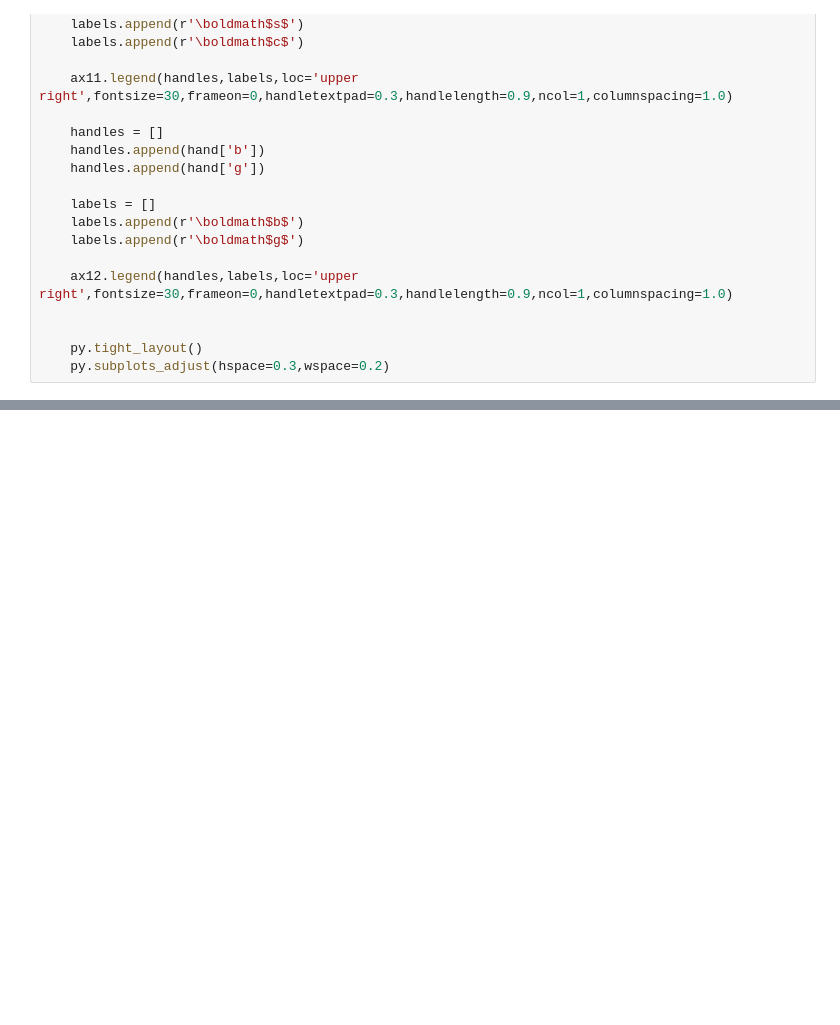
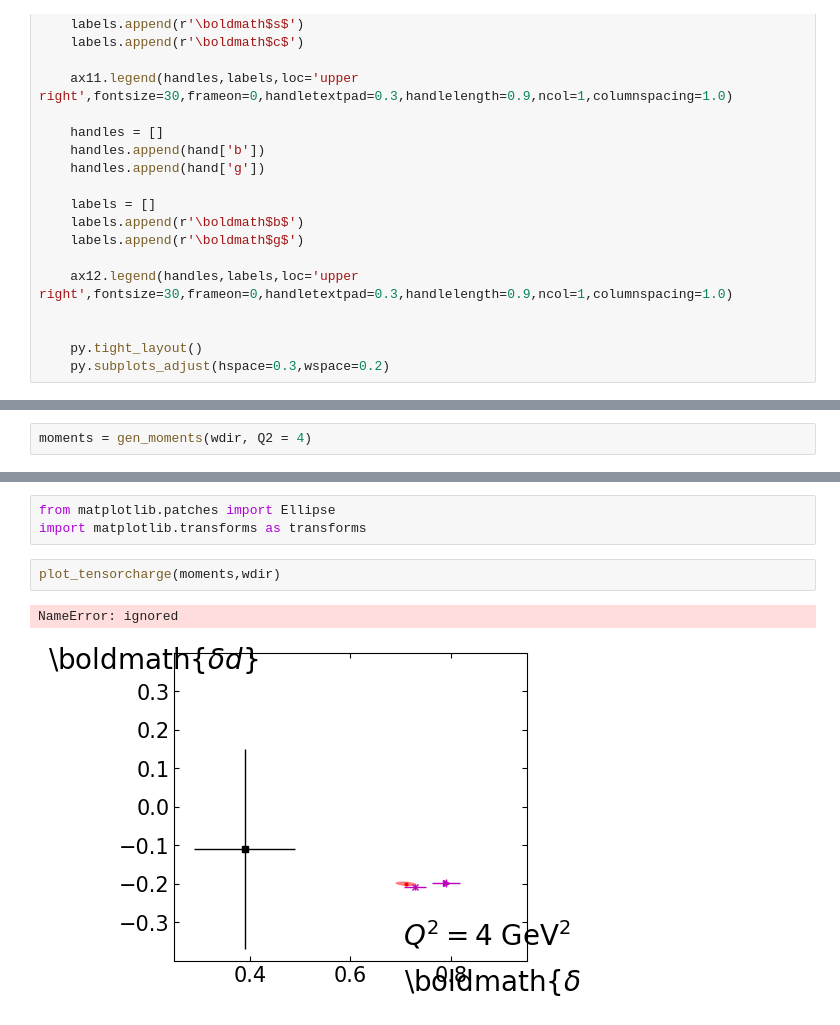
Before and after one commit to prokudin/JAMDiFF_library, a Jupyter notebook: JAMDiFF_Library.ipynb, the cells around one changed output, grey strips where cells are left out. Drawn from its saved outputs; the diff is of its cells as text; blank space fills up the shorter version.

```diff
--- a/JAMDiFF_Library.ipynb
+++ b/JAMDiFF_Library.ipynb
@@ -509,0 +879,2 @@ plot_diFF(unpolarizedDiFFs,Q2)
+# %%
+moments = gen_moments(wdir, Q2 = 4)
@@ -509,0 +1178,8 @@ plot_diFF(unpolarizedDiFFs,Q2)
+# %%
+from matplotlib.patches import Ellipse
+import matplotlib.transforms as transforms
+# %%
+plot_tensorcharge(moments,wdir)
+# %% [output]
+NameError: ignored
+[figure, added]
```
Also changed, not shown: parts of 23 cells of this notebook.
